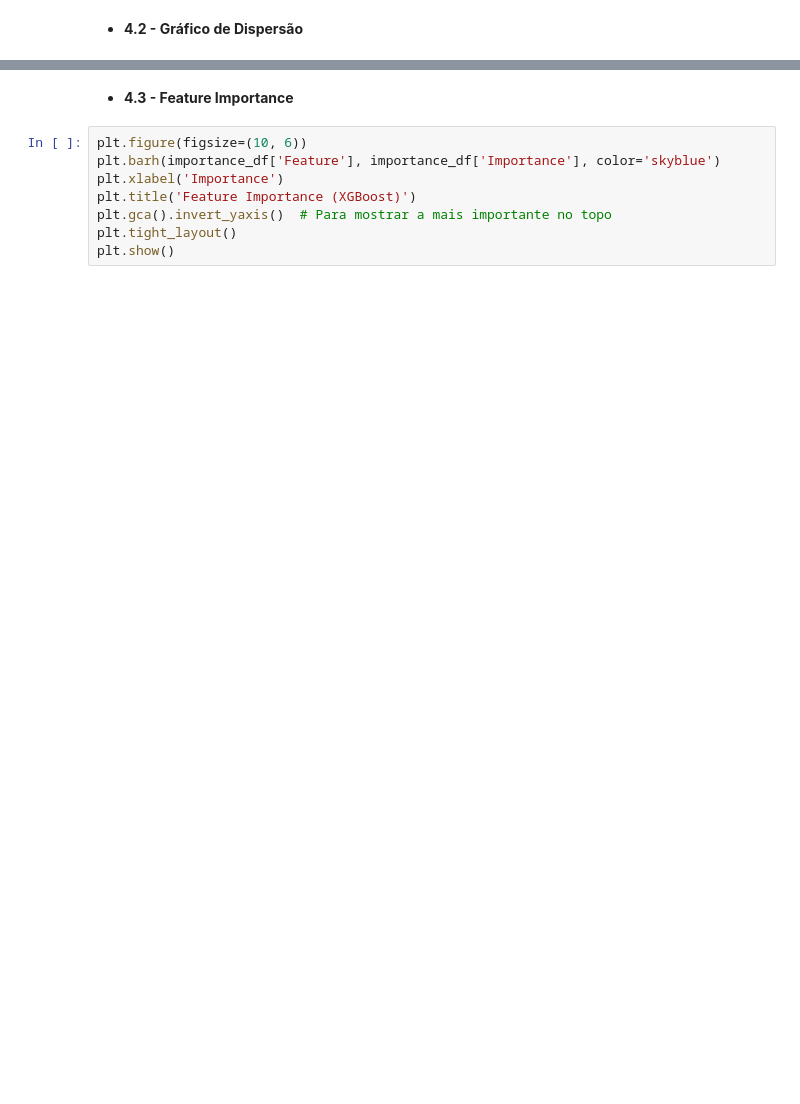
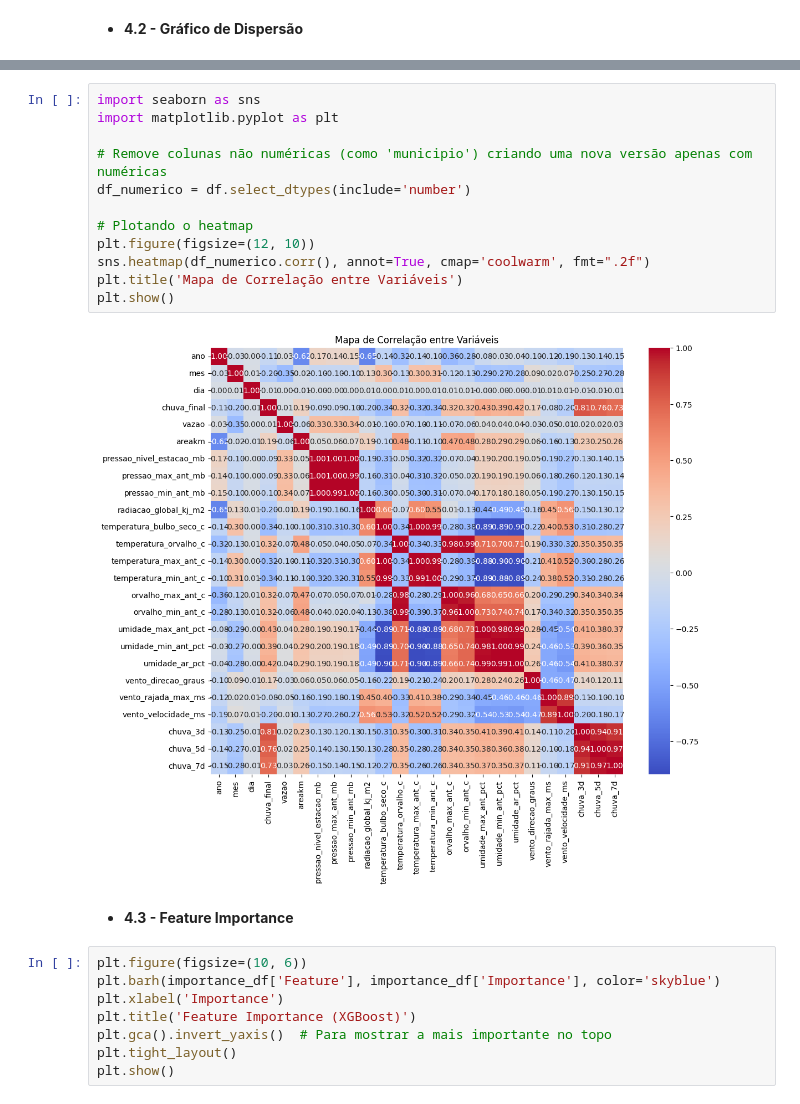
Before and after one commit to GabiScof/previsao-enchentes-amazonia, a Jupyter notebook: src/main_att.ipynb, the cells around one changed output, grey strips where cells are left out. Drawn from its saved outputs; the diff is of its cells as text; blank space fills up the shorter version.

```diff
--- a/src/main_att.ipynb
+++ b/src/main_att.ipynb
@@ -134,3 +164,17 @@ plt.show()
+# %%
+import seaborn as sns
+import matplotlib.pyplot as plt
+
+# Remove colunas não numéricas (como 'municipio') criando uma nova versão apenas com numéricas
+df_numerico = df.select_dtypes(include='number')
+
+# Plotando o heatmap
+plt.figure(figsize=(12, 10))
+sns.heatmap(df_numerico.corr(), annot=True, cmap='coolwarm', fmt=".2f")
+plt.title('Mapa de Correlação entre Variáveis')
+plt.show()
+# %% [output]
+[figure, added]
 # %% [markdown]
 * **4.3 - Feature Importance**
 # %%
```
Also changed, not shown: parts of 7 cells of this notebook.
